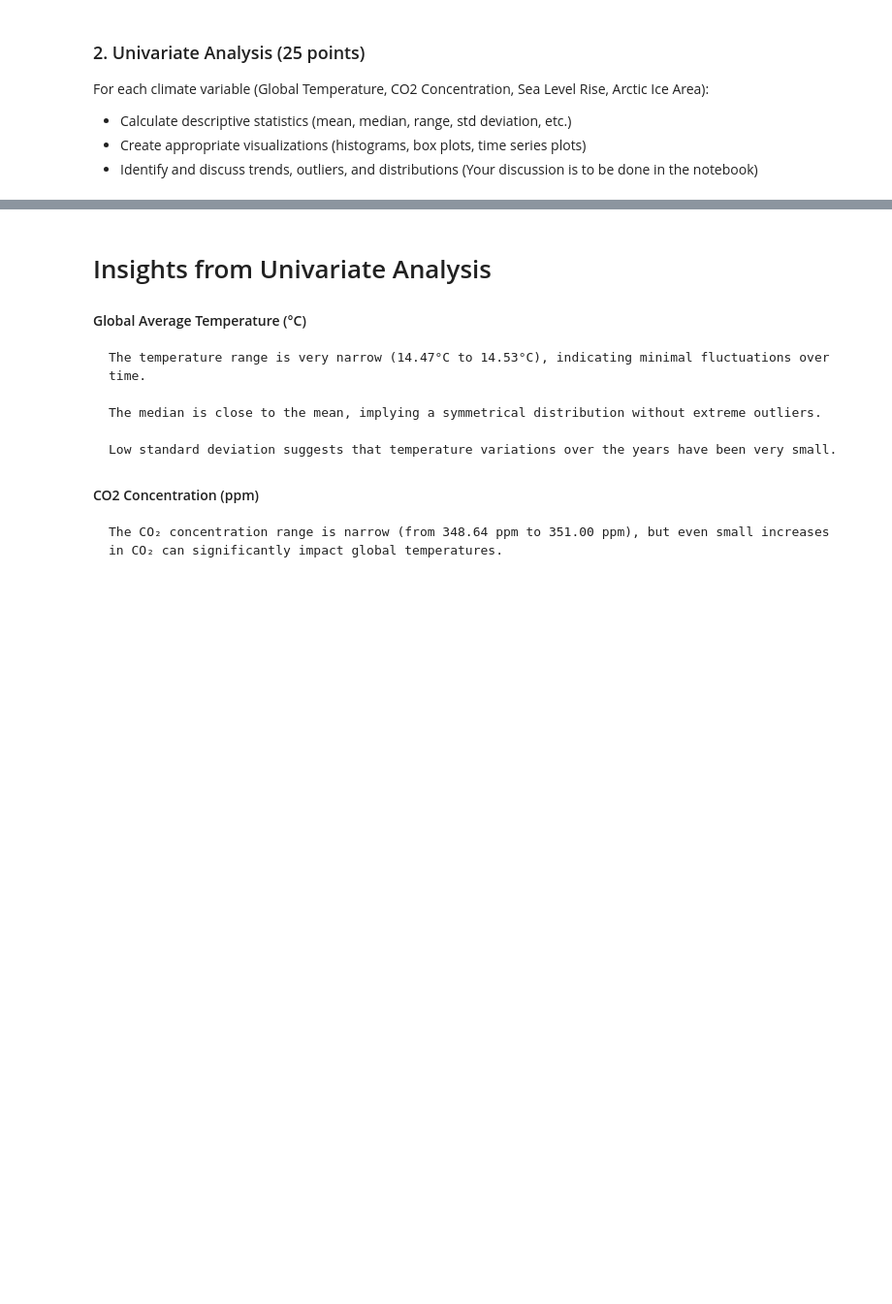
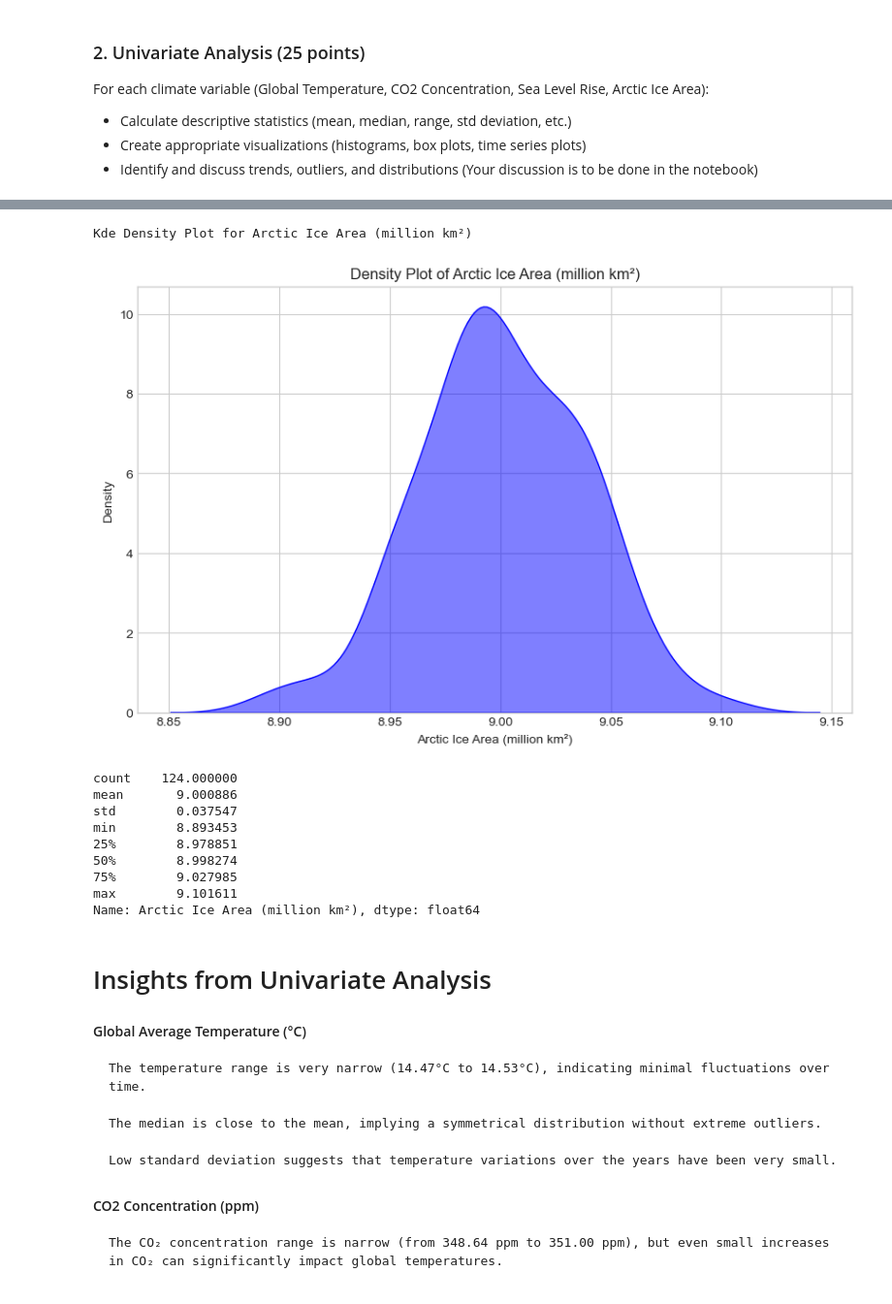
Before and after one commit to Omdena-NIC-Nepal/complete-eda-financial-analysis, a Jupyter notebook: climate_eda.ipynb, the cells around one changed output, grey strips where cells are left out. Shown at 97% size. Cells and saved outputs as stored; diff of their text form; code cells hidden in the pictures; blank space fills up the shorter version.

```diff
--- a/climate_eda.ipynb
+++ b/climate_eda.ipynb
@@ -28,0 +8,12 @@ df
+# %%
+import pandas as pd
+import numpy as np
+import matplotlib.pyplot as plt
+import seaborn as sns
+
+# Set plot styling
+plt.style.use('seaborn-v0_8-whitegrid')
+sns.set_palette('viridis')
+
+# Print available plot styles
+print(plt.style.available)
@@ -291,3 +200,24 @@ Creating plots...
+# %%
+
+# Density plot for Arctic ice area
+print(f"Kde Density Plot for {arctic_ice_area}")
+plt.figure(figsize=(10, 6))
+sns.kdeplot(data=yearly_data, x=arctic_ice_area, fill=True, color="blue", alpha=0.5)
+plt.title(f'Density Plot of {arctic_ice_area}')
+plt.show()
+print(yearly_data[arctic_ice_area].describe())
+# %% [output]
+Kde Density Plot for Arctic Ice Area (million km²)
+[figure, added]
+count    124.000000
+mean       9.000886
+std        0.037547
+min        8.893453
+25%        8.978851
+50%        8.998274
+75%        9.027985
+max        9.101611
+Name: Arctic Ice Area (million km²), dtype: float64
 # %% [markdown]
 # Insights from Univariate Analysis
 
```
Also changed, not shown: parts of 22 cells of this notebook, 2 other files.
